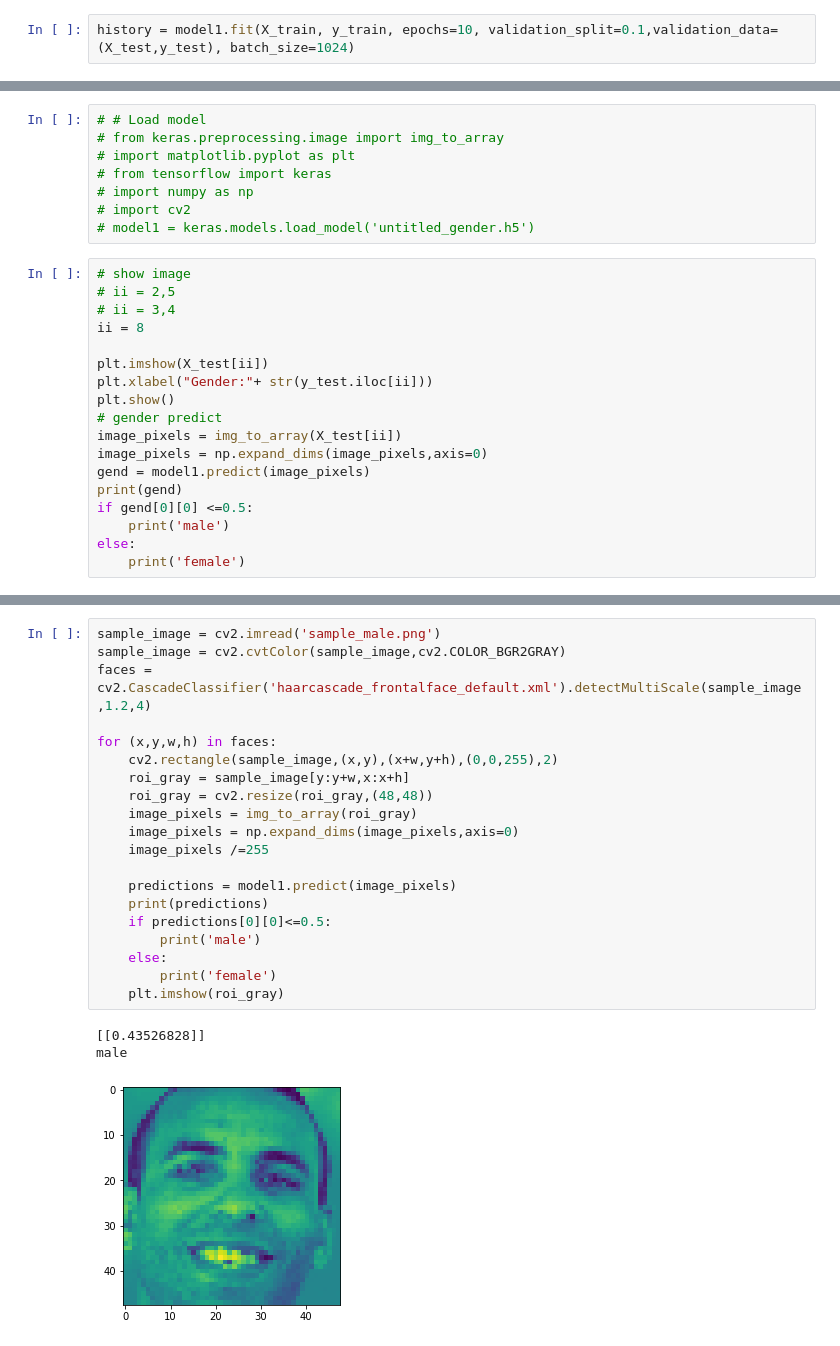
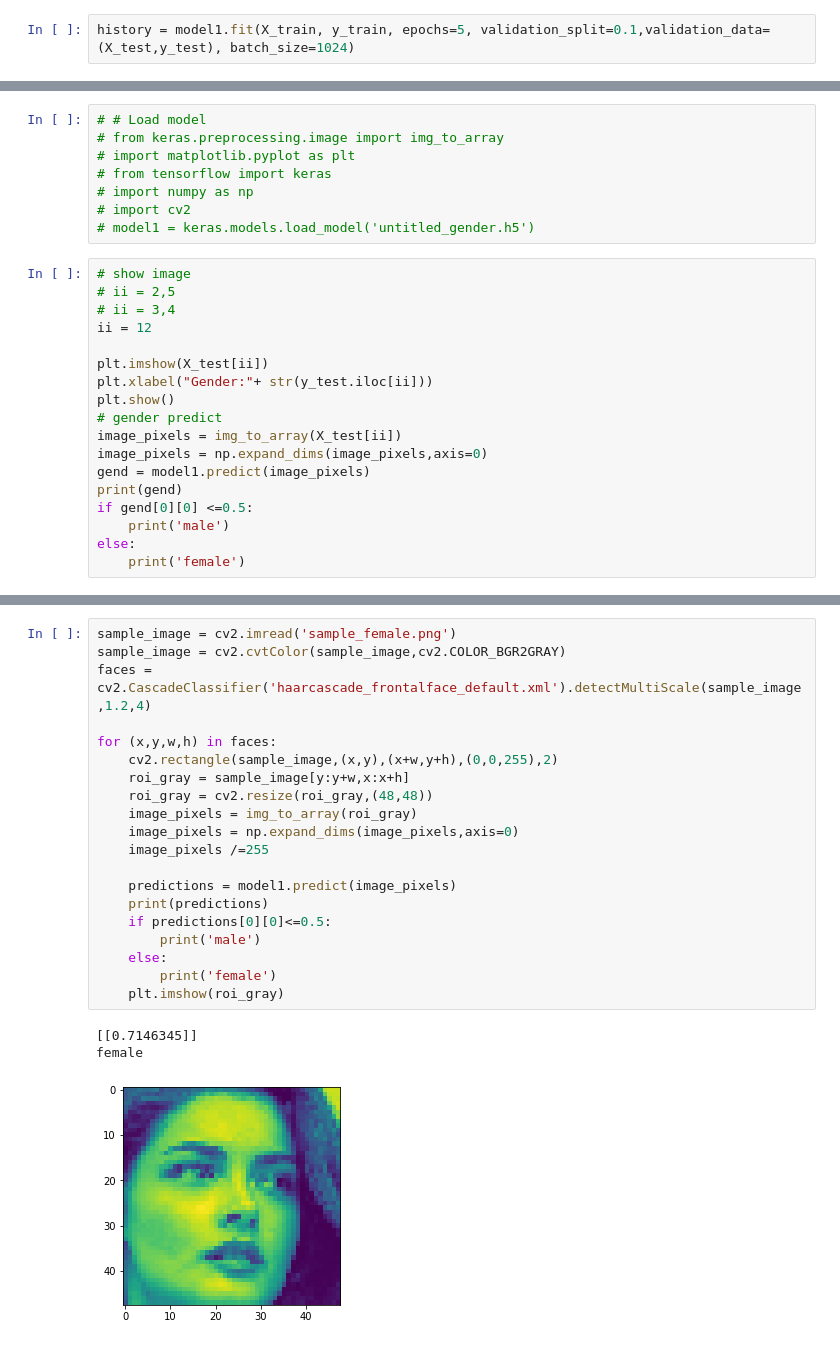
Before and after one commit to Uramud/age-and-gender-detection, a Jupyter notebook: Untitled1.ipynb, the cells around one changed output, grey strips where cells are left out. Cells and saved outputs as stored; diff of their text form.

```diff
--- a/Untitled1.ipynb
+++ b/Untitled1.ipynb
@@ -93,5 +97,5 @@ model1.add(Activation('sigmoid')) # put output single node as sigmoid value(0 to
 # model1.summary()
 model1.compile(optimizer='sgd',loss='binary_crossentropy',metrics=['accuracy'])
 # %%
-history = model1.fit(X_train, y_train, epochs=10, validation_split=0.1,validation_data=(X_test,y_test), batch_size=1024)
+history = model1.fit(X_train, y_train, epochs=5, validation_split=0.1,validation_data=(X_test,y_test), batch_size=1024)
 # %% [output]
@@ -135,7 +129,7 @@ model1.save('untitled_gender.h5')
 # show image
 # ii = 2,5
 # ii = 3,4
-ii = 8
+ii = 12
 
 plt.imshow(X_test[ii])
 plt.xlabel("Gender:"+ str(y_test.iloc[ii]))
@@ -156,24 +150,24 @@ male
 # %%
-sample_image = cv2.imread('sample_male.png')
+sample_image = cv2.imread('sample_female.png')
 sample_image = cv2.cvtColor(sample_image,cv2.COLOR_BGR2GRAY)
 faces = cv2.CascadeClassifier('haarcascade_frontalface_default.xml').detectMultiScale(sample_image,1.2,4)
 
 for (x,y,w,h) in faces:
     cv2.rectangle(sample_image,(x,y),(x+w,y+h),(0,0,255),2)
     roi_gray = sample_image[y:y+w,x:x+h]
     roi_gray = cv2.resize(roi_gray,(48,48))
     image_pixels = img_to_array(roi_gray)
     image_pixels = np.expand_dims(image_pixels,axis=0)
     image_pixels /=255
 
     predictions = model1.predict(image_pixels)
     print(predictions)
     if predictions[0][0]<=0.5:
         print('male')
     else:
         print('female')
     plt.imshow(roi_gray)
 # %% [output]
-[[0.43526828]]
-male
+[[0.7146345]]
+female
-[figure, old version]
+[figure, new version]
```
Also changed, not shown: parts of 5 cells of this notebook, 2 other files.
